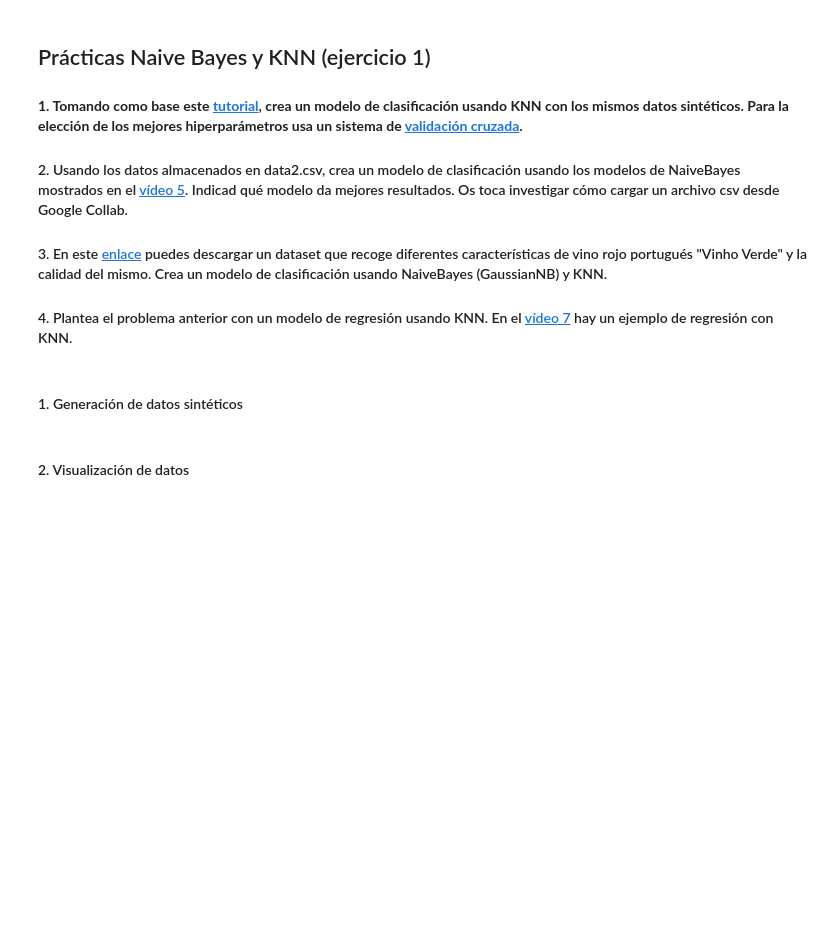
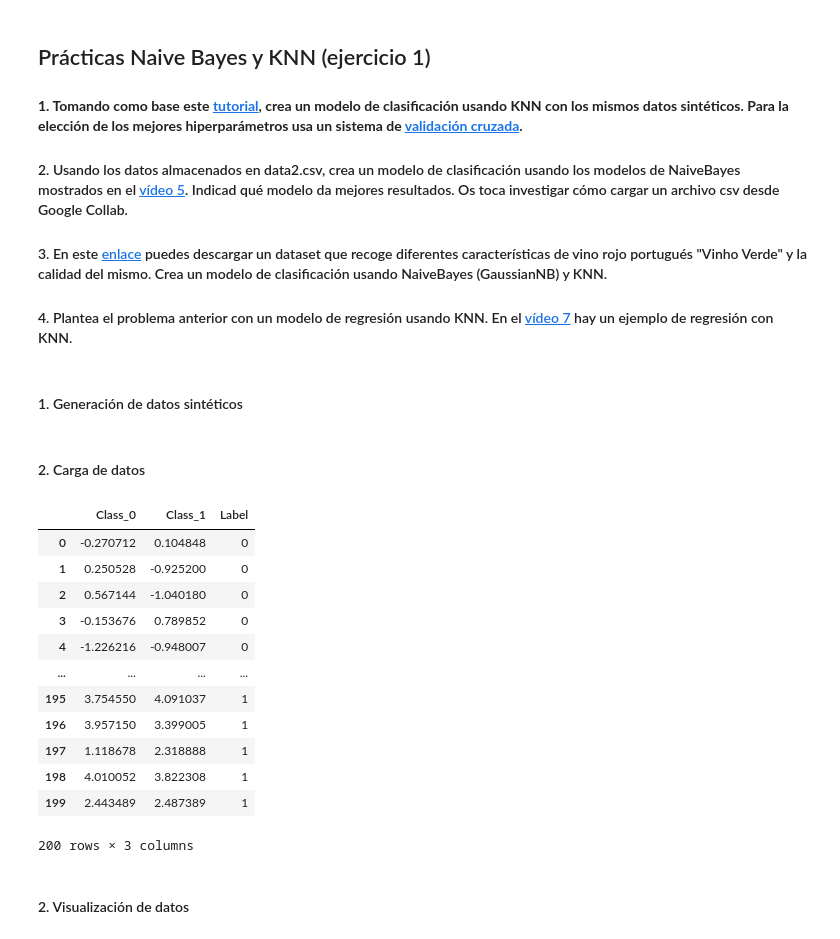
Before and after one commit to viorbe20/ai-machine-learning-systems, a Jupyter notebook: ej1-naive-bayes-knn.ipynb, the cells around one changed output. Cells and saved outputs as stored; diff of their text form; code cells hidden in the pictures; blank space fills up the shorter version.

Commit message:
add ex1 dataframe creation

```diff
--- a/ej1-naive-bayes-knn.ipynb
+++ b/ej1-naive-bayes-knn.ipynb
@@ -25,6 +25,41 @@ class_0_labels = np.zeros(100) # Representación de etiquetas como ceros
 # Clase 1. Distribución normal de media 3 y desviación estándar 1
 class_1_data = np.random.normal(3, 1, size=(100, 2))
 class_1_labels = np.ones(100) # Representación de etiquetas como unos
+# %% [markdown]
+#### 2. Carga de datos
+# %%
+# Formateo de datos
+X = np.vstack((class_0_data, class_1_data)) # Une dos matrices en una en forma de pila
+y = np.concatenate((class_0_labels, class_1_labels)) # Concatena las matrices de los nombres en una en forma de columna
+
+# Carga en Dataframe
+import pandas as pd
+
+# Crear DataFrames para las características y etiquetas
+df_X = pd.DataFrame(X, columns=['Class_0', 'Class_1'])
+df_y = pd.DataFrame(y, columns=['Label'])
+
+# Concatenar DataFrames
+df_classes = pd.concat([df_X, df_y], axis=1)
+
+# Clase label solo con enteros
+df_classes.Label = df_classes.Label.astype(int)
+
+df_classes
+# %% [output]
+|  | Class_0 | Class_1 | Label |
+| 0 | -0.270712 | 0.104848 | 0 |
+| 1 | 0.250528 | -0.925200 | 0 |
+| 2 | 0.567144 | -1.040180 | 0 |
+| 3 | -0.153676 | 0.789852 | 0 |
+| 4 | -1.226216 | -0.948007 | 0 |
+| ... | ... | ... | ... |
+| 195 | 3.754550 | 4.091037 | 1 |
+| 196 | 3.957150 | 3.399005 | 1 |
+| 197 | 1.118678 | 2.318888 | 1 |
+| 198 | 4.010052 | 3.822308 | 1 |
+| 199 | 2.443489 | 2.487389 | 1 |
+200 rows × 3 columns
 # %% [markdown]
 #### 2. Visualización de datos
 # %%
```
Also changed, not shown: parts of 6 cells of this notebook.
